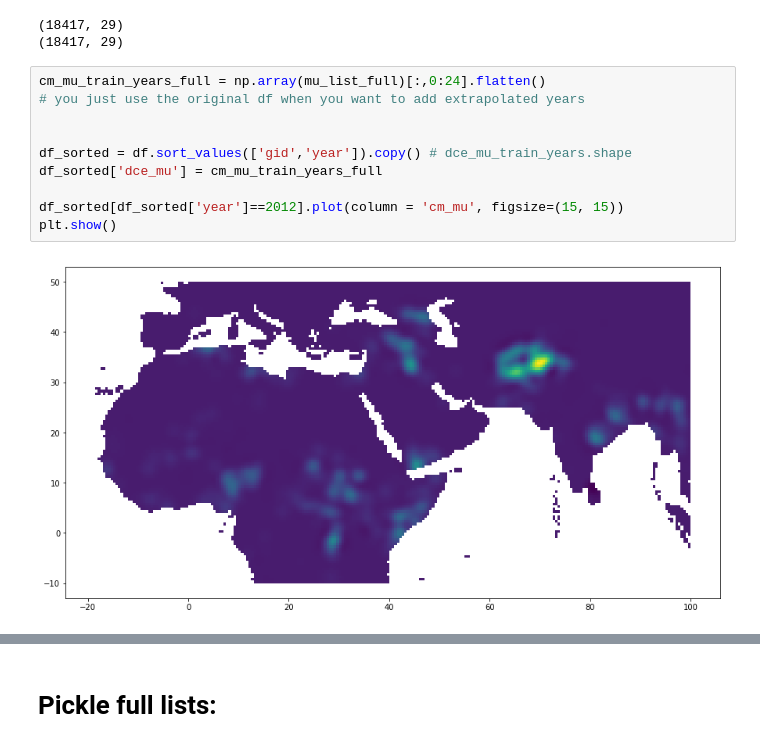
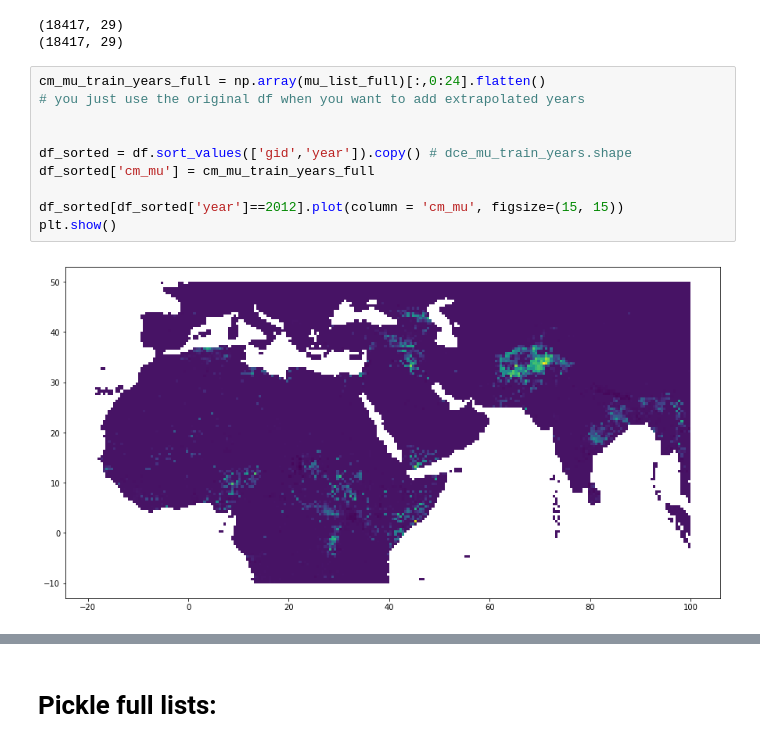
Before and after one commit to Polichinel/Master_Thesis, a Jupyter notebook: Pickle_cm_mu_predictions.ipynb, the cells around one changed output, grey strips where cells are left out. Saved outputs shown, nothing was run; the diff lists cells and outputs as text.

Commit message:
full run and pickled

```diff
--- a/Pickle_cm_mu_predictions.ipynb
+++ b/Pickle_cm_mu_predictions.ipynb
@@ -481,15 +481,15 @@ print(np.array(var_list_full).shape)
 # %%
 cm_mu_train_years_full = np.array(mu_list_full)[:,0:24].flatten()
 # you just use the original df when you want to add extrapolated years
 
 
 df_sorted = df.sort_values(['gid','year']).copy() # dce_mu_train_years.shape
-df_sorted['dce_mu'] = cm_mu_train_years_full
+df_sorted['cm_mu'] = cm_mu_train_years_full
 
 df_sorted[df_sorted['year']==2012].plot(column = 'cm_mu', figsize=(15, 15))
 plt.show()
 # %% [output]
-[figure, old version]
+[figure, new version]
 # %%
 cm_mu_train_years_full = np.array(mu_list_full)[:,0:24].flatten()
 # you just use the original df when you want to add extrapolated years
```
Also changed, not shown: parts of 1 cell of this notebook.
